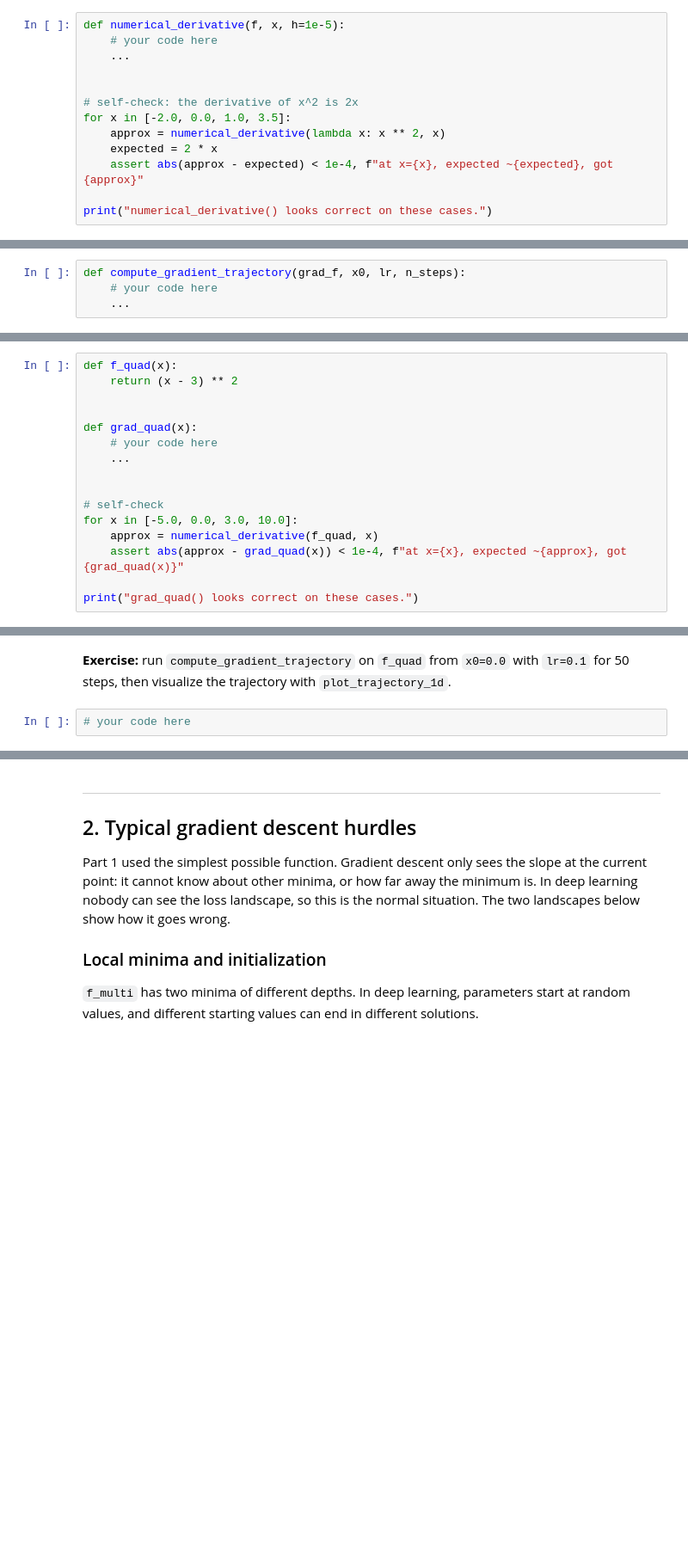
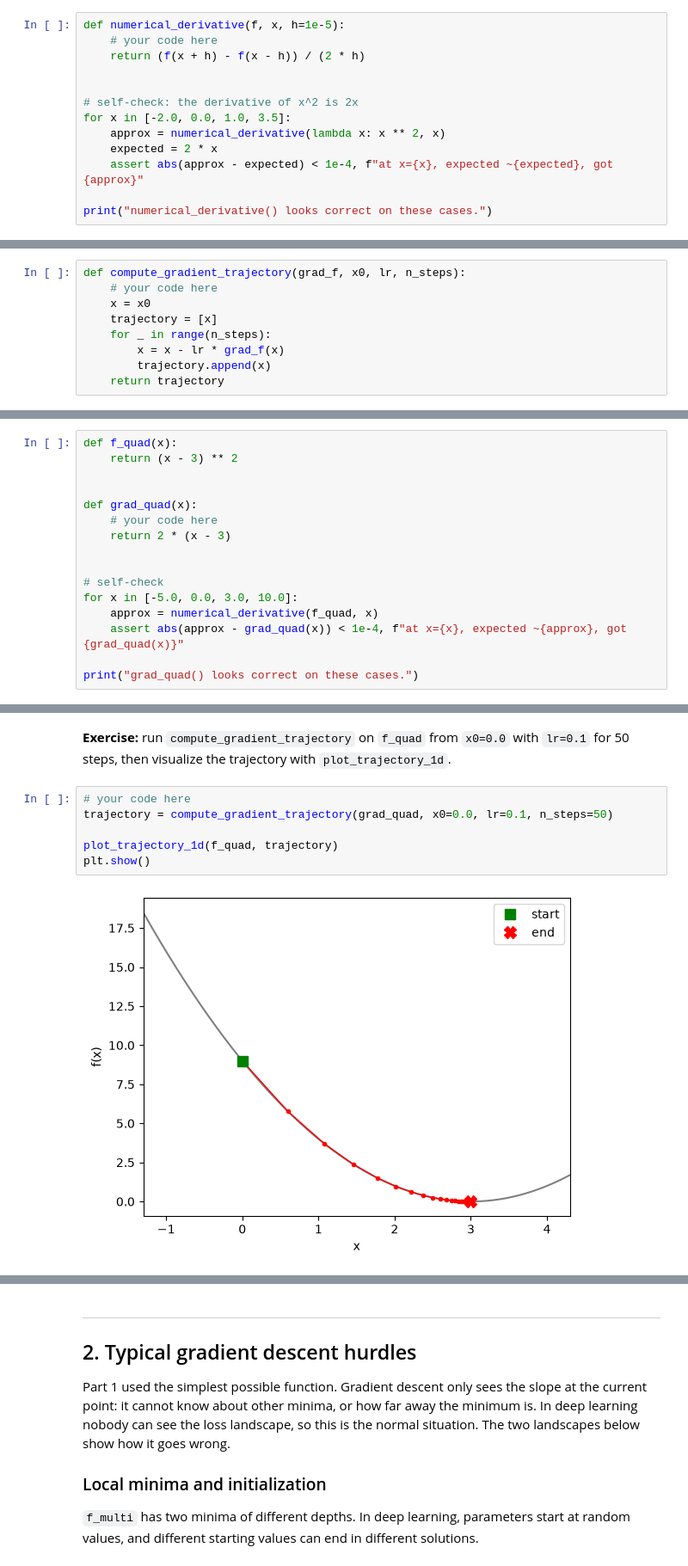
Before and after one commit to omariott/PSL-DL-Labs, a Jupyter notebook: labs/lab04_gradient_descent.ipynb, the cells around one changed output, grey strips where cells are left out. Shown at 86% size. Cells and saved outputs as stored; diff of their text form; blank space fills up the shorter version.

```diff
--- a/labs/lab04_gradient_descent.ipynb
+++ b/labs/lab04_gradient_descent.ipynb
@@ -40,7 +40,7 @@ for a small `h`.
 # %%
 def numerical_derivative(f, x, h=1e-5):
     # your code here
-    ...
+    return (f(x + h) - f(x - h)) / (2 * h)
 
 
 # self-check: the derivative of x^2 is 2x
@@ -63,7 +65,12 @@ where `lr` is the **learning rate**, which scales the step. The sequence of poin
 # %%
 def compute_gradient_trajectory(grad_f, x0, lr, n_steps):
     # your code here
-    ...
+    x = x0
+    trajectory = [x]
+    for _ in range(n_steps):
+        x = x - lr * grad_f(x)
+        trajectory.append(x)
+    return trajectory
 # %% [markdown]
 **Exercise:** consider $f(x) = (x - 3)^2$, which has its minimum at `x = 3`. Derive its gradient by hand and implement it as `grad_quad(x)`, then check it against `numerical_derivative`.
 # %%
@@ -73,7 +80,7 @@ def f_quad(x):
 
 def grad_quad(x):
     # your code here
-    ...
+    return 2 * (x - 3)
 
 
 # self-check
@@ -119,6 +128,12 @@ def plot_trajectory_1d(f, trajectory, xlim=None):
 **Exercise:** run `compute_gradient_trajectory` on `f_quad` from `x0=0.0` with `lr=0.1` for 50 steps, then visualize the trajectory with `plot_trajectory_1d`.
 # %%
 # your code here
+trajectory = compute_gradient_trajectory(grad_quad, x0=0.0, lr=0.1, n_steps=50)
+
+plot_trajectory_1d(f_quad, trajectory)
+plt.show()
+# %% [output]
+[figure, added]
 # %% [markdown]
 ### Learning rate sweep
 
```
Also changed, not shown: parts of 27 cells of this notebook, 10 other files.
